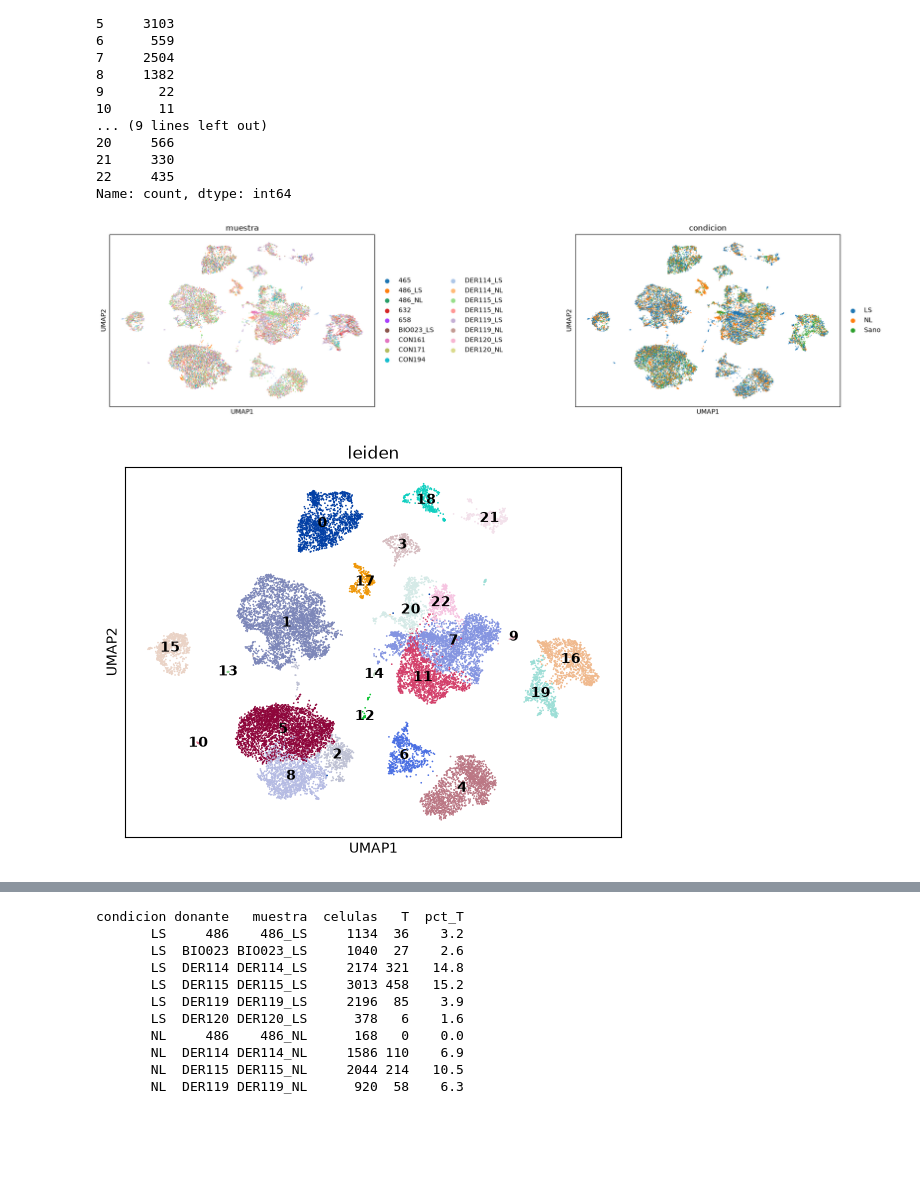
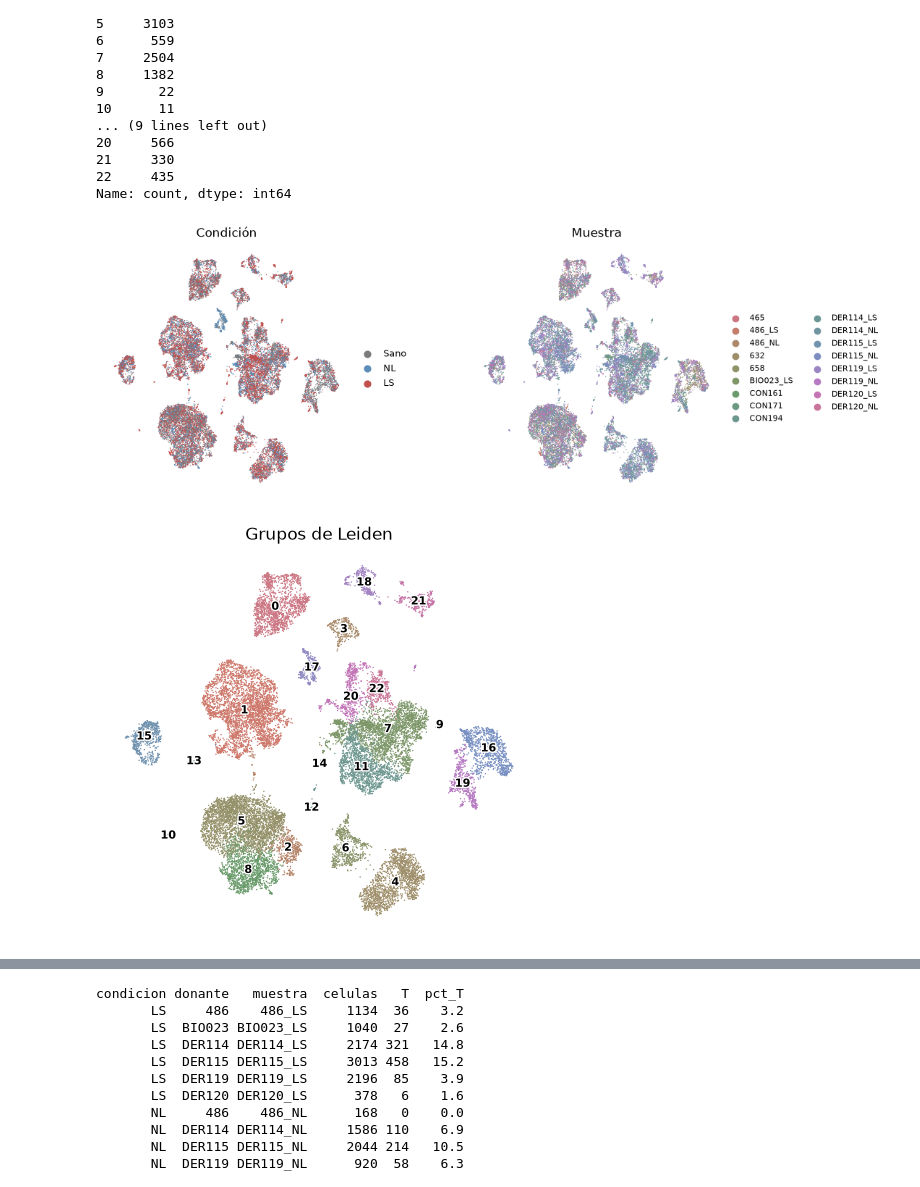
Before and after one commit to leomorgzzz/vitiligo-linfocitos-t, a Jupyter notebook: notebooks/03_tipos_celulares.ipynb, the cells around one changed output, grey strips where cells are left out. Cells and saved outputs as stored; diff of their text form; code cells hidden in the pictures; blank space fills up the shorter version.

```diff
--- a/notebooks/03_tipos_celulares.ipynb
+++ b/notebooks/03_tipos_celulares.ipynb
@@ -84,14 +137,24 @@ leiden
 22     435
 Name: count, dtype: int64
 # %%
-sc.pl.umap(adata, color=["muestra", "condicion"], ncols=2, wspace=0.6, show=False)
-plt.savefig(DIR_FIGURAS / "umap_muestra_condicion.png", dpi=150, bbox_inches="tight")
+colores_categoria(adata, "condicion", COLORES)
+colores_categoria(adata, "muestra", sns.husl_palette(adata.obs["muestra"].nunique(), s=0.45, l=0.6))
+colores_categoria(adata, "leiden", sns.husl_palette(adata.obs["leiden"].nunique(), s=0.45, l=0.6))
 
-sc.pl.umap(adata, color="leiden", legend_loc="on data", show=False)
-plt.savefig(DIR_FIGURAS / "umap_clusters.png", dpi=150, bbox_inches="tight")
+fig, axes = plt.subplots(1, 2, figsize=(11, 4.5))
+umap_condicion(axes[0], adata, size=1)
+sc.pl.umap(adata, color="muestra", ax=axes[1], frameon=False, size=4,
+           title="Muestra", legend_fontsize=8, show=False)
+fig.subplots_adjust(wspace=0.5)
+fig.savefig(DIR_FIGURAS / "umap_muestra_condicion.png", dpi=300, bbox_inches="tight")
+
+fig, ax = plt.subplots(figsize=(5.5, 5))
+sc.pl.umap(adata, color="leiden", ax=ax, frameon=False, size=4, title="Grupos de Leiden",
+           legend_loc="on data", legend_fontsize=8, legend_fontoutline=2, show=False)
+fig.savefig(DIR_FIGURAS / "umap_clusters.png", dpi=300, bbox_inches="tight")
 # %% [output]
-[figure, old version]
+[figure, new version]
-[figure, old version]
+[figure, new version]
 # %%
 marcadores = {
     "Queratinocito basal": ["KRT14", "KRT5"],
```
Also changed, not shown: parts of 8 cells of this notebook, 30 other files.
